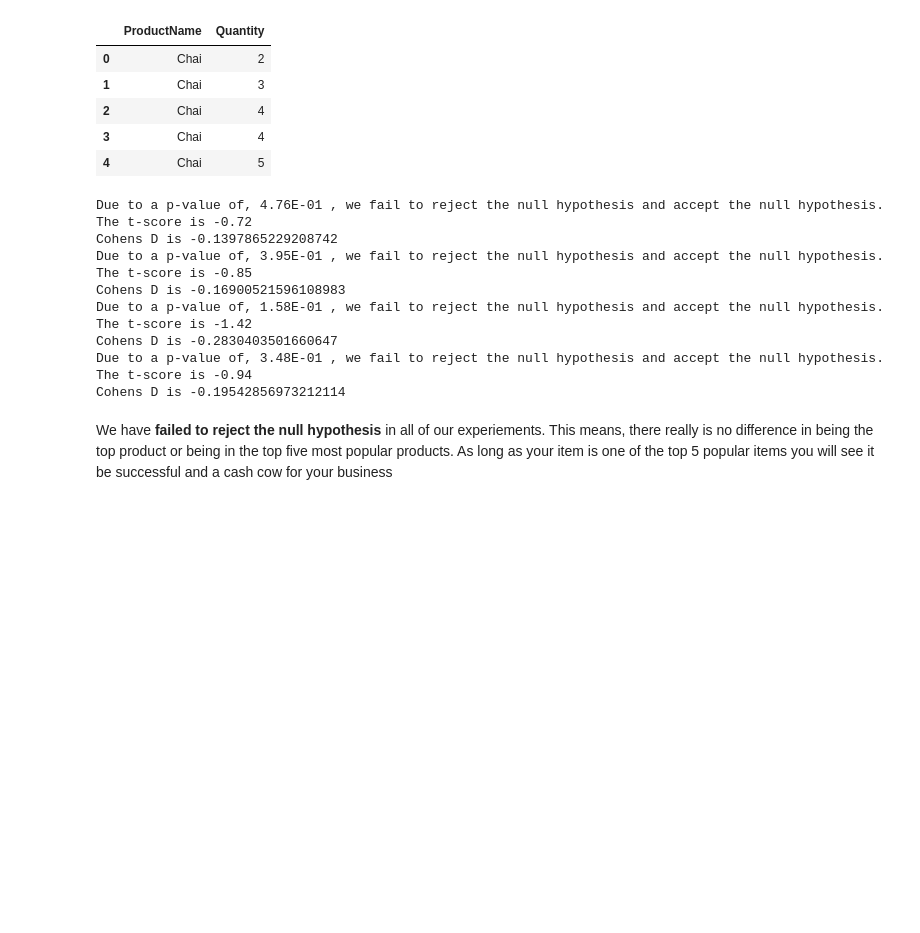
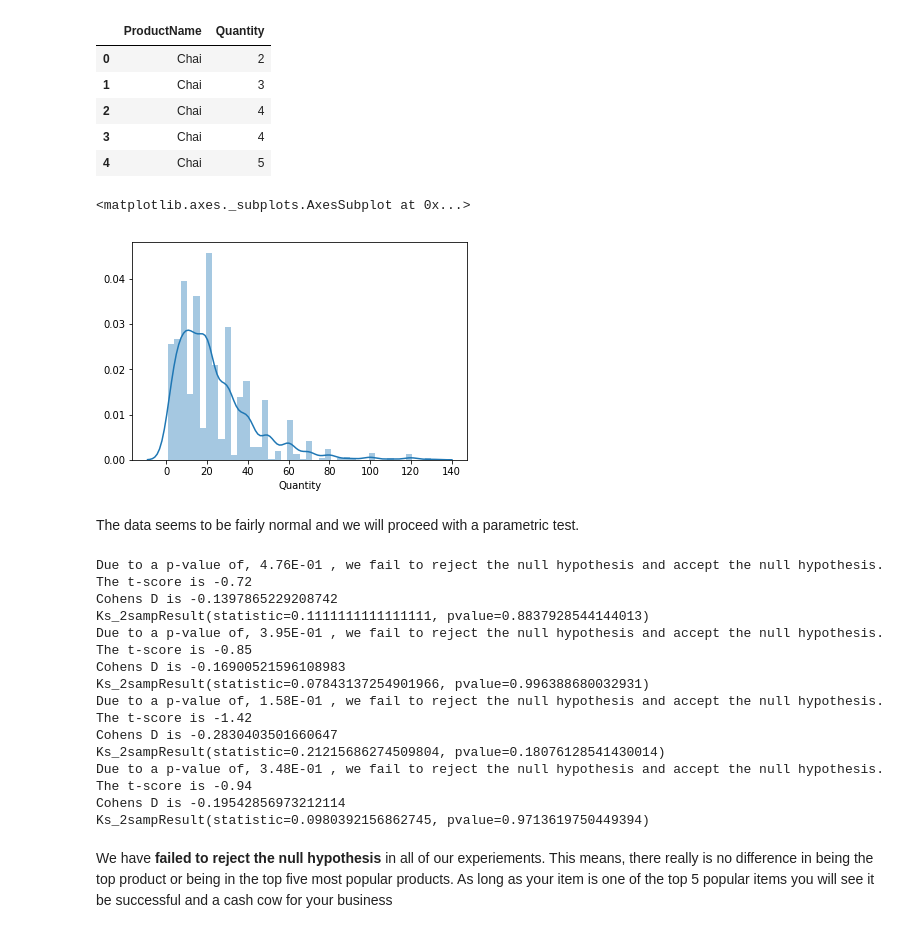
Before and after one commit to gabertooth/dsc-2-final-project-online-ds-pt-021119, a Jupyter notebook: Mod 2 Project Northwind Database Hypothesis Testing.ipynb, the cells around one changed output. Cells and saved outputs as stored; diff of their text form; code cells hidden in the pictures; blank space fills up the shorter version.

```diff
--- a/Mod 2 Project Northwind Database Hypothesis Testing.ipynb
+++ b/Mod 2 Project Northwind Database Hypothesis Testing.ipynb
@@ -265,6 +278,13 @@ product_quan_df.head()
 | 2 | Chai | 4 |
 | 3 | Chai | 4 |
 | 4 | Chai | 5 |
+# %%
+sns.distplot(product_quan_df['Quantity'])
+# %% [output]
+<matplotlib.axes._subplots.AxesSubplot at 0x...>
+[figure, added]
+# %% [markdown]
+The data seems to be fairly normal and we will proceed with a parametric test.
 # %%
 product_names= ['Raclette Courdavault', 'Gorgonzola Telino', 'Gnocchi di nonna Alice', 'Pavlova'] #Create another list for the for loop to cycle through
 for i in product_names:
@@ -272,19 +292,24 @@ for i in product_names:
     product= product_quan_df[product_quan_df['ProductName']==i]['Quantity']
     t_test(product, top_product)
     cohens_d(product, top_product)
+    print(ks(product,top_product))
 # %% [output]
 Due to a p-value of, 4.76E-01 , we fail to reject the null hypothesis and accept the null hypothesis.
 The t-score is -0.72
 Cohens D is -0.1397865229208742
+Ks_2sampResult(statistic=0.1111111111111111, pvalue=0.8837928544144013)
 Due to a p-value of, 3.95E-01 , we fail to reject the null hypothesis and accept the null hypothesis.
 The t-score is -0.85
 Cohens D is -0.16900521596108983
+Ks_2sampResult(statistic=0.07843137254901966, pvalue=0.996388680032931)
 Due to a p-value of, 1.58E-01 , we fail to reject the null hypothesis and accept the null hypothesis.
 The t-score is -1.42
 Cohens D is -0.2830403501660647
+Ks_2sampResult(statistic=0.21215686274509804, pvalue=0.18076128541430014)
 Due to a p-value of, 3.48E-01 , we fail to reject the null hypothesis and accept the null hypothesis.
 The t-score is -0.94
 Cohens D is -0.19542856973212114
+Ks_2sampResult(statistic=0.0980392156862745, pvalue=0.9713619750449394)
 # %% [markdown]
 We have __failed to reject the null hypothesis__ in all of our experiements. This means, there really is no difference in being the top product or being in the top five most popular products. As long as your item is one of the top 5 popular items you will see it be successful and a cash cow for your business
 # %% [markdown]
```
Also changed, not shown: parts of 16 cells of this notebook, 1 other file.
